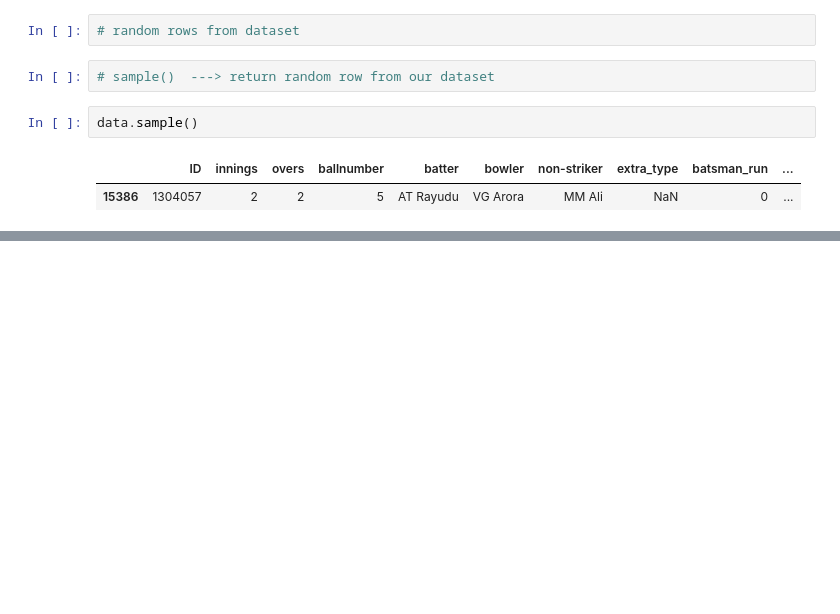
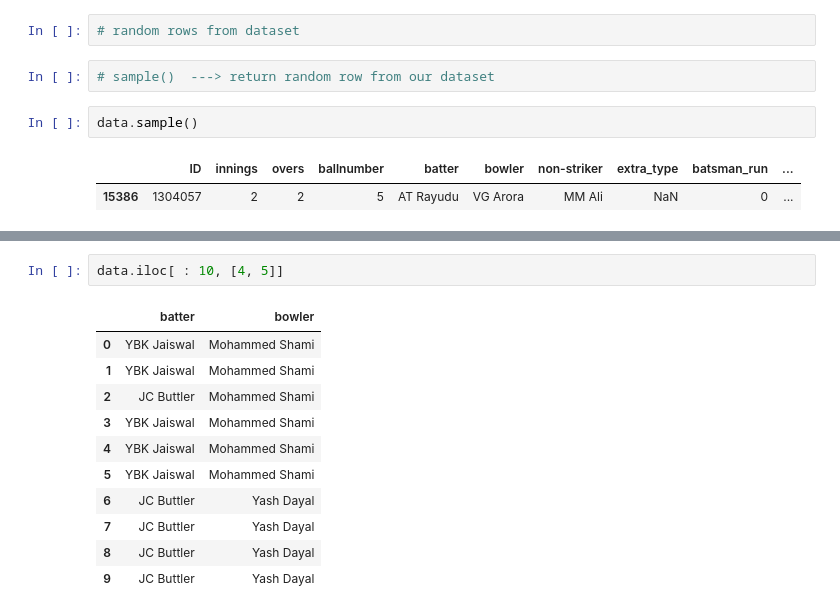
Before and after one commit to banvro/batch-12-to-1-python, a Jupyter notebook: june AI classes/start pandas/pandas class 2.ipynb, the cells around one changed output, grey strips where cells are left out. Cells and saved outputs as stored; diff of their text form; blank space fills up the shorter version.

```diff
--- a/june AI classes/start pandas/pandas class 2.ipynb
+++ b/june AI classes/start pandas/pandas class 2.ipynb
@@ -123,0 +247,14 @@ data.sample()
+# %%
+data.iloc[ : 10, [4, 5]]
+# %% [output]
+|  | batter | bowler |
+| 0 | YBK Jaiswal | Mohammed Shami |
+| 1 | YBK Jaiswal | Mohammed Shami |
+| 2 | JC Buttler | Mohammed Shami |
+| 3 | YBK Jaiswal | Mohammed Shami |
+| 4 | YBK Jaiswal | Mohammed Shami |
+| 5 | YBK Jaiswal | Mohammed Shami |
+| 6 | JC Buttler | Yash Dayal |
+| 7 | JC Buttler | Yash Dayal |
+| 8 | JC Buttler | Yash Dayal |
+| 9 | JC Buttler | Yash Dayal |
```
Also changed, not shown: parts of 25 cells of this notebook.
